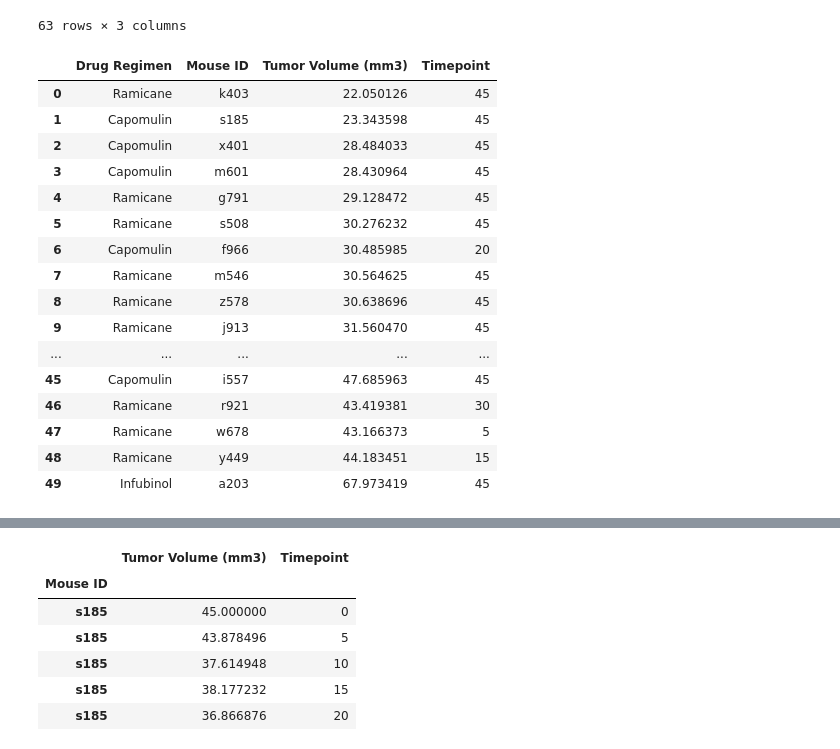
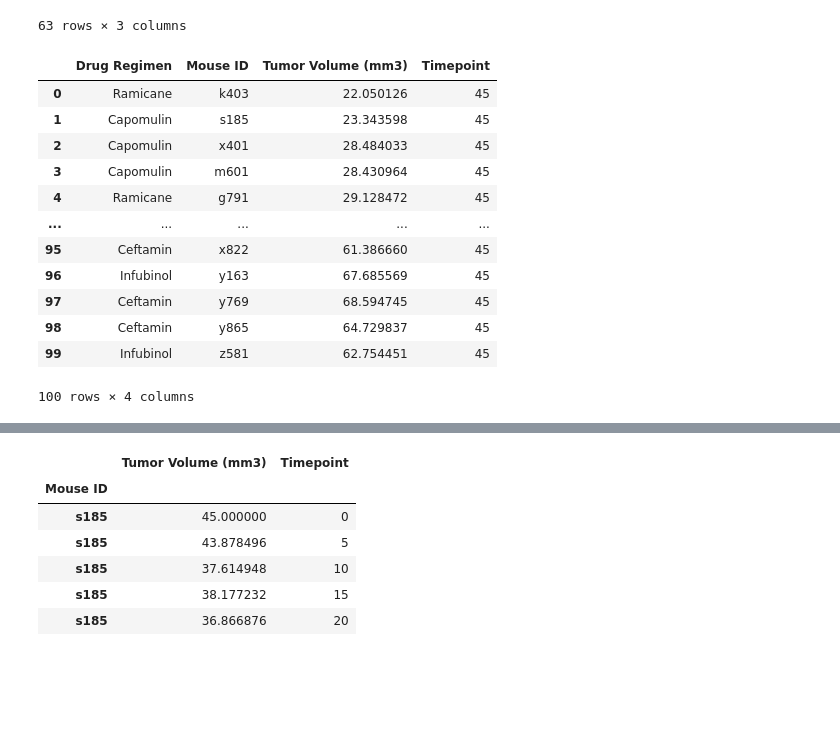
Before and after one commit to KinlayD/matplotlib-challenge, a Jupyter notebook: pymaceuticals.ipynb, the cells around one changed output, grey strips where cells are left out. Saved outputs shown, nothing was run; the diff lists cells and outputs as text; code cells hidden in the pictures; blank space fills up the shorter version.

```diff
--- a/pymaceuticals.ipynb
+++ b/pymaceuticals.ipynb
@@ -185,28 +185,25 @@ final_tumor_vol_df
 | 1871 | z581 | Infubinol | 62.754451 |
 63 rows × 3 columns
 # %%
-tst_df = mouse_df.loc[(mouse_df["Drug Regimen"] == "Capomulin") |
+# find final tumor volume
+f_t_v = mouse_df.loc[(mouse_df["Drug Regimen"] == "Capomulin") |
                                         (mouse_df["Drug Regimen"] == "Ramicane") |
                                         (mouse_df["Drug Regimen"] == "Infubinol") |
                                         (mouse_df["Drug Regimen"] == "Ceftamin"),
                                         ["Drug Regimen", "Mouse ID", "Tumor Volume (mm3)", "Timepoint"]]
-tst_df.drop_duplicates(subset=("Mouse ID", "Drug Regimen"), keep="last", inplace=True, ignore_index=True)
-tst_df.head(50)
+f_t_v.drop_duplicates(subset=("Mouse ID", "Drug Regimen"), keep="last", inplace=True, ignore_index=True)
+f_t_v
 # %% [output]
 |  | Drug Regimen | Mouse ID | Tumor Volume (mm3) | Timepoint |
 | 0 | Ramicane | k403 | 22.050126 | 45 |
 | 1 | Capomulin | s185 | 23.343598 | 45 |
 | 2 | Capomulin | x401 | 28.484033 | 45 |
 | 3 | Capomulin | m601 | 28.430964 | 45 |
 | 4 | Ramicane | g791 | 29.128472 | 45 |
-| 5 | Ramicane | s508 | 30.276232 | 45 |
-| 6 | Capomulin | f966 | 30.485985 | 20 |
-| 7 | Ramicane | m546 | 30.564625 | 45 |
-| 8 | Ramicane | z578 | 30.638696 | 45 |
-| 9 | Ramicane | j913 | 31.560470 | 45 |
 | ... | ... | ... | ... | ... |
-| 45 | Capomulin | i557 | 47.685963 | 45 |
-| 46 | Ramicane | r921 | 43.419381 | 30 |
-| 47 | Ramicane | w678 | 43.166373 | 5 |
-| 48 | Ramicane | y449 | 44.183451 | 15 |
-| 49 | Infubinol | a203 | 67.973419 | 45 |
+| 95 | Ceftamin | x822 | 61.386660 | 45 |
+| 96 | Infubinol | y163 | 67.685569 | 45 |
+| 97 | Ceftamin | y769 | 68.594745 | 45 |
+| 98 | Ceftamin | y865 | 64.729837 | 45 |
+| 99 | Infubinol | z581 | 62.754451 | 45 |
+100 rows × 4 columns
```
Also changed, not shown: parts of 9 cells of this notebook.
